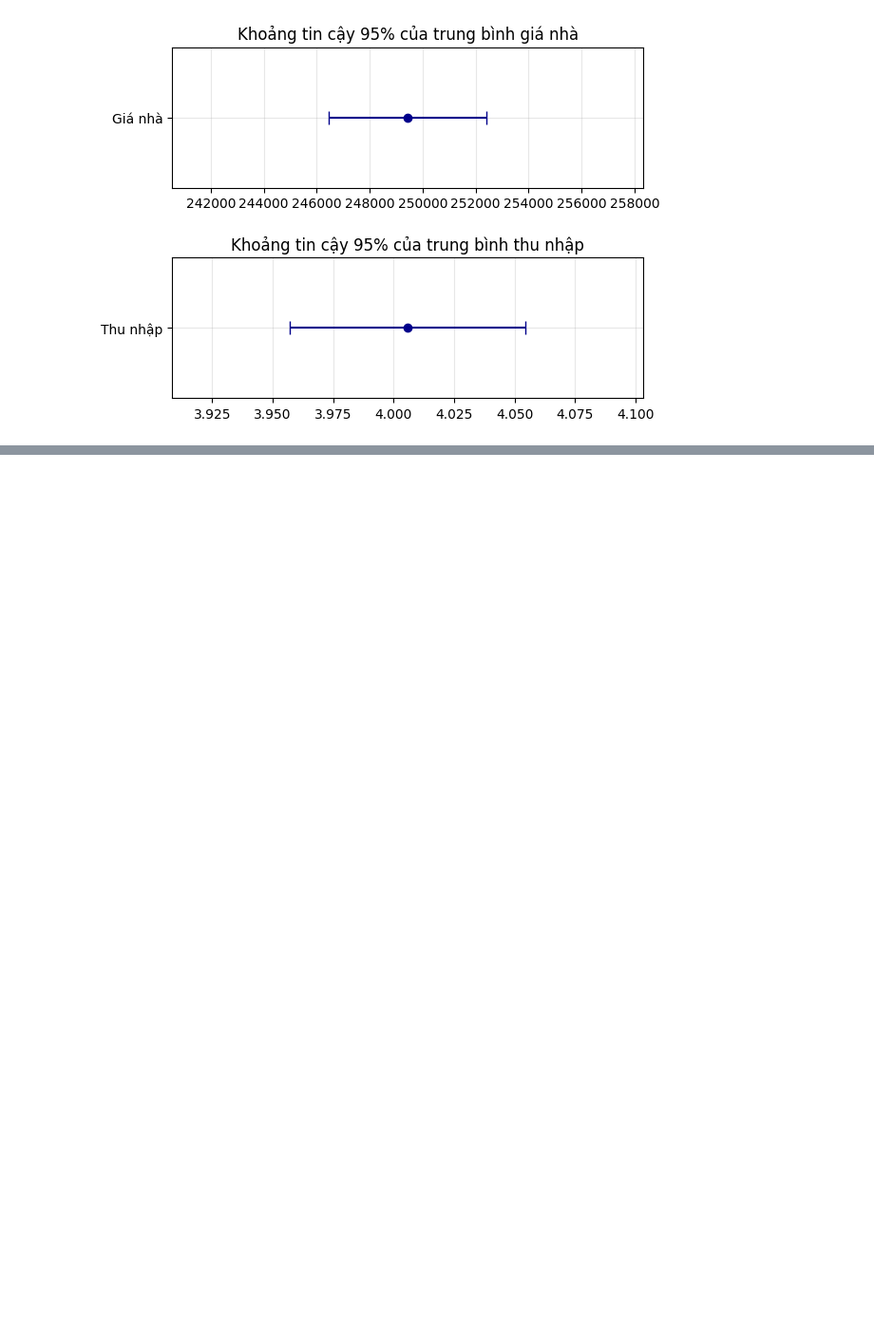
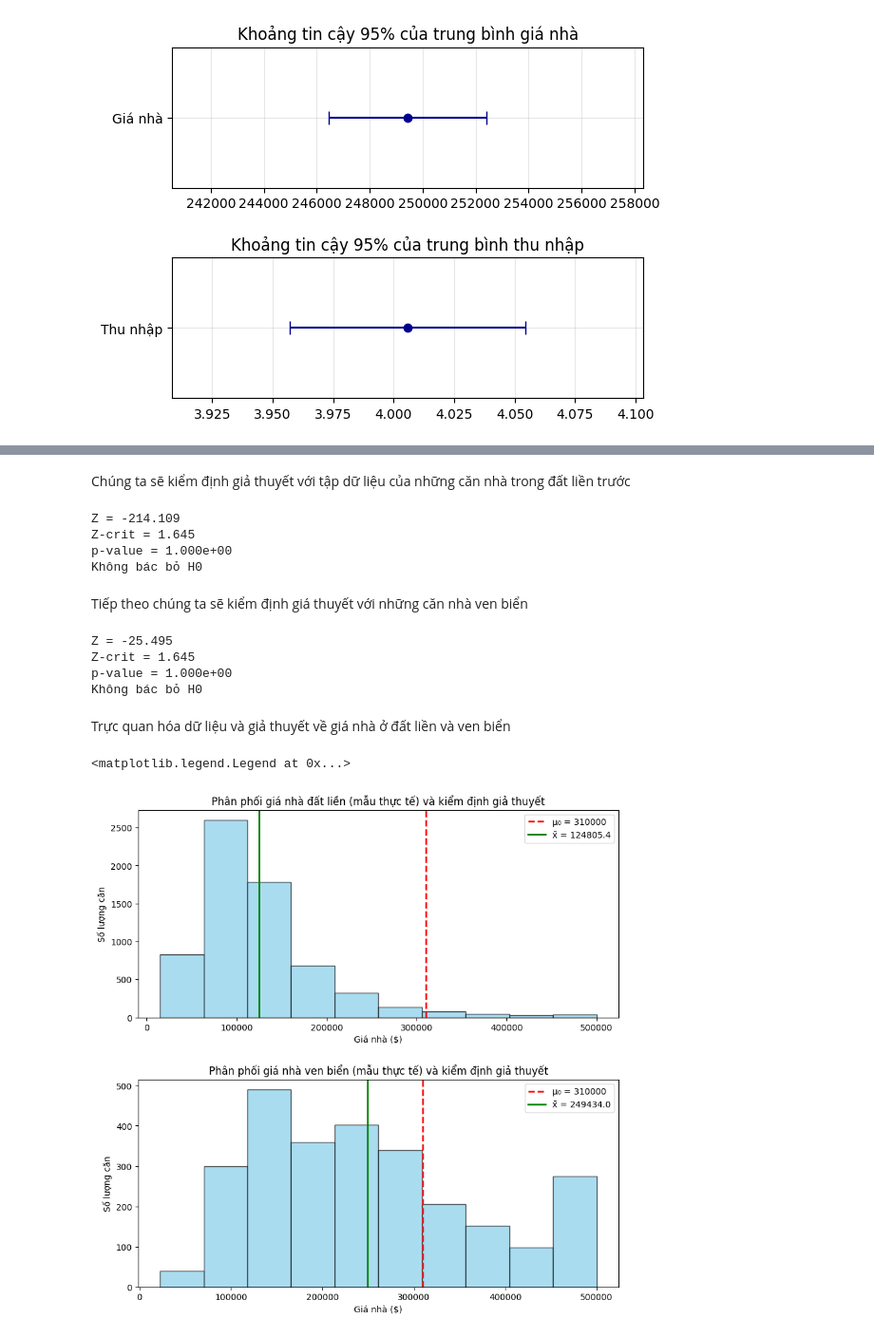
Before and after one commit to KhoiNguyen0000/California_housing_analyst, a Jupyter notebook: 02_Confidence_interval_and_Hypothesis.ipynb, the cells around one changed output, grey strips where cells are left out. Shown: that part at 95% size. Cells and saved outputs as stored; diff of their text form; code cells hidden in the pictures; blank space fills up the shorter version.

```diff
--- a/02_Confidence_interval_and_Hypothesis.ipynb
+++ b/02_Confidence_interval_and_Hypothesis.ipynb
@@ -122,0 +136,71 @@ Text(0.5, 1.0, 'Khoảng tin cậy 95% của trung bình thu nhập')
+# %% [markdown]
+Chúng ta sẽ kiểm định giả thuyết với tập dữ liệu của những căn nhà trong đất liền trước
+# %%
+mu0 = 310000
+alpha = 0.05
+
+Z = (mean_inland_house_value - mu0)/(std_inland_house_value/math.sqrt(Data_inland.shape[0]))
+p_value = 1 - norm.cdf(Z)
+Z_crit = norm.ppf(1-alpha)
+
+print(f"Z = {Z:.3f}")
+print(f"Z-crit = {Z_crit:.3f}")
+print(f"p-value = {p_value:.3e}")
+
+if Z > Z_crit:
+    print("Bác bỏ H0")
+else:
+    print("Không bác bỏ H0")
+# %% [output]
+Z = -214.109
+Z-crit = 1.645
+p-value = 1.000e+00
+Không bác bỏ H0
+# %% [markdown]
+Tiếp theo chúng ta sẽ kiểm định giá thuyết với những căn nhà ven biển
+# %%
+mu0 = 310000
+alpha = 0.05
+
+Z = (mean_nearocean_house_value - mu0)/(std_nearocean_house_value/math.sqrt(Data_near_ocean.shape[0]))
+p_value = 1 - norm.cdf(Z)
+Z_crit = norm.ppf(1-alpha)
+
+print(f"Z = {Z:.3f}")
+print(f"Z-crit = {Z_crit:.3f}")
+print(f"p-value = {p_value:.3e}")
+
+if Z > Z_crit:
+    print("Bác bỏ H0")
+else:
+    print("Không bác bỏ H0")
+# %% [output]
+Z = -25.495
+Z-crit = 1.645
+p-value = 1.000e+00
+Không bác bỏ H0
+# %% [markdown]
+Trực quan hóa dữ liệu và giả thuyết về giá nhà ở đất liền và ven biển
+# %%
+fig, ax = plt.subplots(2,1,figsize=(10,10))
+
+ax[0].hist(Data_inland['median_house_value'], bins=10, color='skyblue', edgecolor='black', alpha=0.7)
+ax[0].axvline(mu0, color='red', linestyle='--', linewidth=2, label=f"μ₀ = {mu0}")
+ax[0].axvline(mean_inland_house_value, color='green', linestyle='-', linewidth=2, label=f"x̄ = {mean_inland_house_value:.1f}")
+ax[0].set_title("Phân phối giá nhà đất liền (mẫu thực tế) và kiểm định giả thuyết")
+ax[0].set_xlabel("Giá nhà ($)")
+ax[0].set_ylabel("Số lượng căn")
+ax[0].legend()
+
+plt.subplots_adjust(hspace=0.3)
+
+ax[1].hist(Data_near_ocean['median_house_value'], bins=10, color='skyblue', edgecolor='black', alpha=0.7)
+ax[1].axvline(mu0, color='red', linestyle='--', linewidth=2, label=f"μ₀ = {mu0}")
+ax[1].axvline(mean_nearocean_house_value, color='green', linestyle='-', linewidth=2, label=f"x̄ = {mean_nearocean_house_value:.1f}")
+ax[1].set_title("Phân phối giá nhà ven biển (mẫu thực tế) và kiểm định giả thuyết")
+ax[1].set_xlabel("Giá nhà ($)")
+ax[1].set_ylabel("Số lượng căn")
+ax[1].legend()
+# %% [output]
+<matplotlib.legend.Legend at 0x...>
+[figure, added]
```
Also changed, not shown: parts of 3 cells of this notebook, 1 other file.
